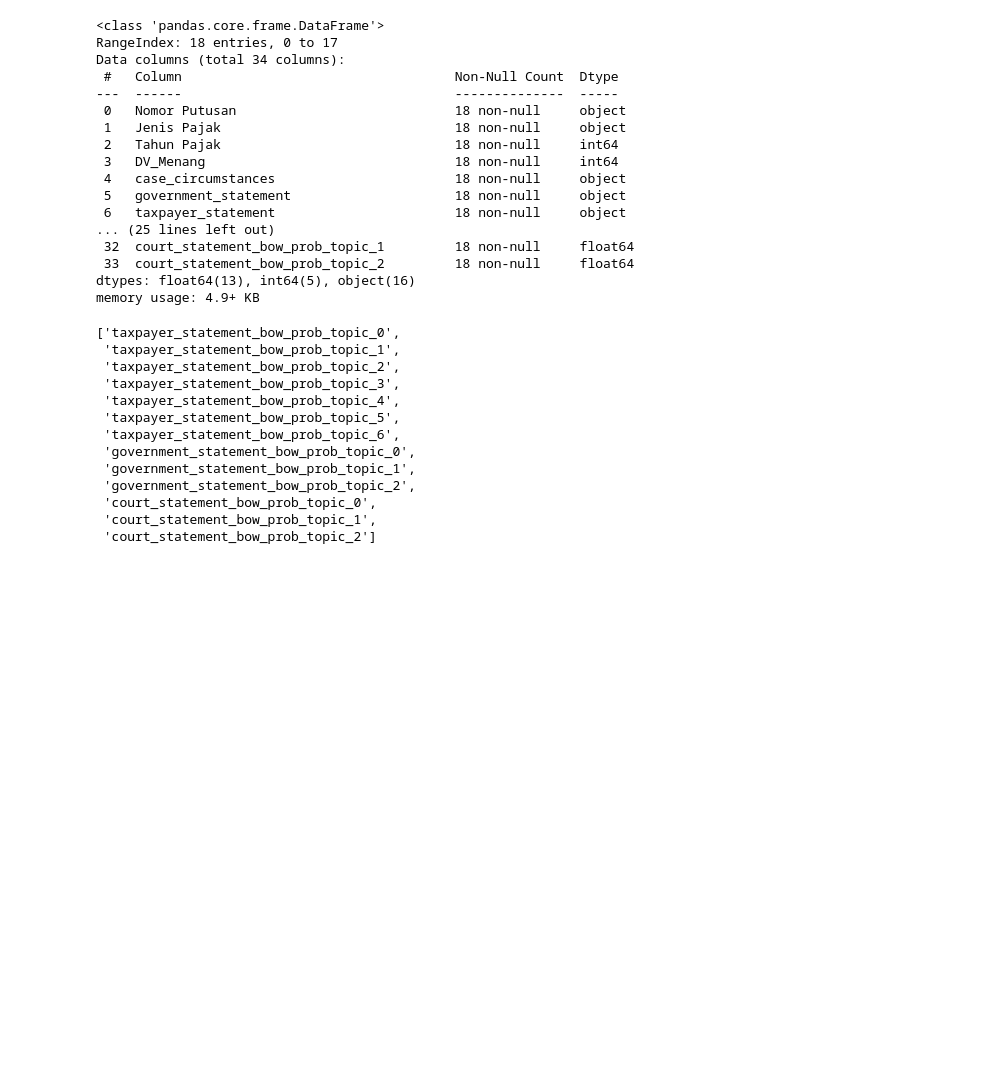
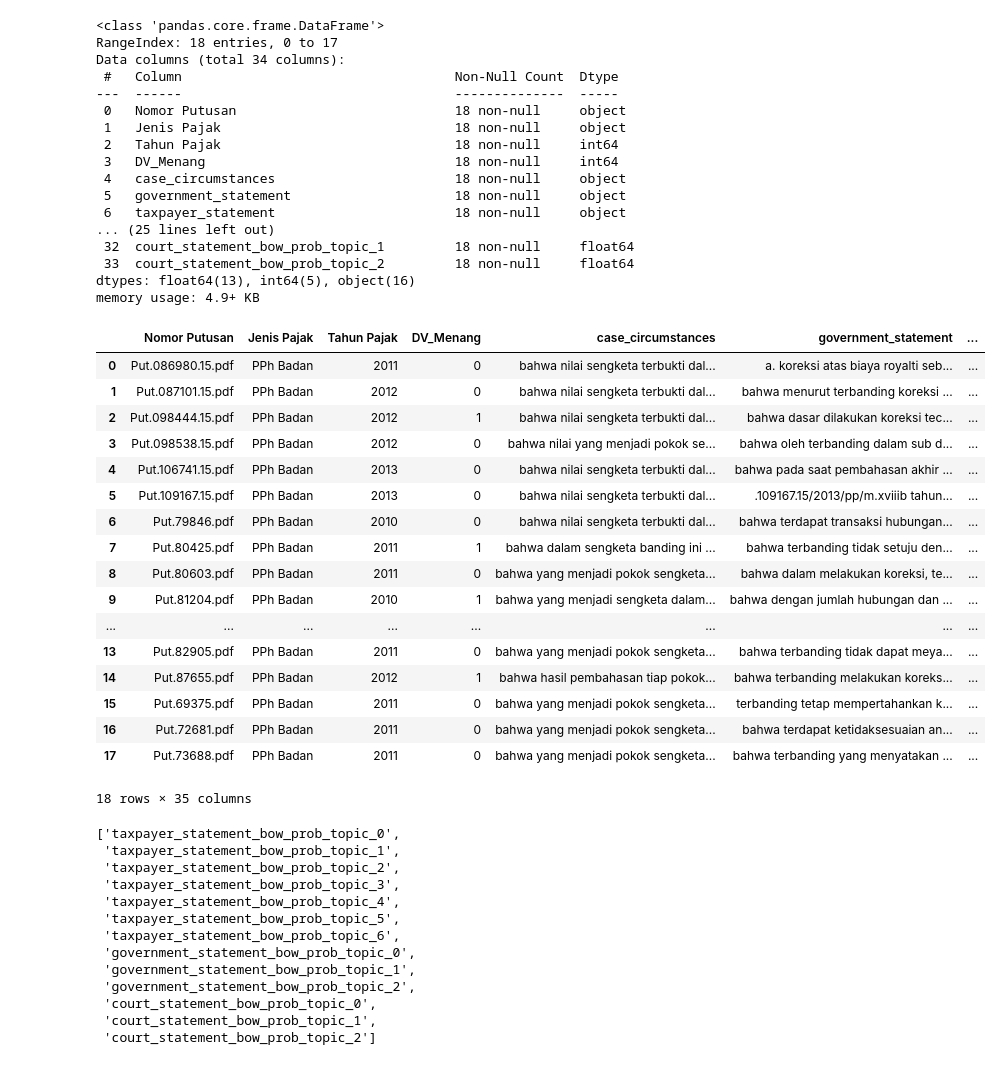
Before and after one commit to mihoku/tax-court-analytics, a Jupyter notebook: 3. Support Vector Classification/Classification_PPh_SVM.ipynb, the cells around one changed output. Cells and saved outputs as stored; diff of their text form; code cells hidden in the pictures; blank space fills up the shorter version.

```diff
--- a/3. Support Vector Classification/Classification_PPh_SVM.ipynb
+++ b/3. Support Vector Classification/Classification_PPh_SVM.ipynb
@@ -53,6 +53,28 @@ Data columns (total 34 columns):
  33  court_statement_bow_prob_topic_2         18 non-null     float64
 dtypes: float64(13), int64(5), object(16)
 memory usage: 4.9+ KB
+# %%
+df['target'] = np.where(df['DV_Menang']==0,-1,1)
+df
+# %% [output]
+|  | Nomor Putusan | Jenis Pajak | Tahun Pajak | DV_Menang | case_circumstances | government_statement | ... |
+| 0 | Put.086980.15.pdf | PPh Badan | 2011 | 0 | bahwa nilai sengketa terbukti dal... | a. koreksi atas biaya royalti seb... | ... |
+| 1 | Put.087101.15.pdf | PPh Badan | 2012 | 0 | bahwa nilai sengketa terbukti dal... | bahwa menurut terbanding koreksi ... | ... |
+| 2 | Put.098444.15.pdf | PPh Badan | 2012 | 1 | bahwa nilai sengketa terbukti dal... | bahwa dasar dilakukan koreksi tec... | ... |
+| 3 | Put.098538.15.pdf | PPh Badan | 2012 | 0 | bahwa nilai yang menjadi pokok se... | bahwa oleh terbanding dalam sub d... | ... |
+| 4 | Put.106741.15.pdf | PPh Badan | 2013 | 0 | bahwa nilai sengketa terbukti dal... | bahwa pada saat pembahasan akhir ... | ... |
+| 5 | Put.109167.15.pdf | PPh Badan | 2013 | 0 | bahwa nilai sengketa terbukti dal... | .109167.15/2013/pp/m.xviiib tahun... | ... |
+| 6 | Put.79846.pdf | PPh Badan | 2010 | 0 | bahwa nilai sengketa terbukti dal... | bahwa terdapat transaksi hubungan... | ... |
+| 7 | Put.80425.pdf | PPh Badan | 2011 | 1 | bahwa dalam sengketa banding ini ... | bahwa terbanding tidak setuju den... | ... |
+| 8 | Put.80603.pdf | PPh Badan | 2011 | 0 | bahwa yang menjadi pokok sengketa... | bahwa dalam melakukan koreksi, te... | ... |
+| 9 | Put.81204.pdf | PPh Badan | 2010 | 1 | bahwa yang menjadi sengketa dalam... | bahwa dengan jumlah hubungan dan ... | ... |
+| ... | ... | ... | ... | ... | ... | ... | ... |
+| 13 | Put.82905.pdf | PPh Badan | 2011 | 0 | bahwa yang menjadi pokok sengketa... | bahwa terbanding tidak dapat meya... | ... |
+| 14 | Put.87655.pdf | PPh Badan | 2012 | 1 | bahwa hasil pembahasan tiap pokok... | bahwa terbanding melakukan koreks... | ... |
+| 15 | Put.69375.pdf | PPh Badan | 2011 | 0 | bahwa yang menjadi pokok sengketa... | terbanding tetap mempertahankan k... | ... |
+| 16 | Put.72681.pdf | PPh Badan | 2011 | 0 | bahwa yang menjadi pokok sengketa... | bahwa terdapat ketidaksesuaian an... | ... |
+| 17 | Put.73688.pdf | PPh Badan | 2011 | 0 | bahwa yang menjadi pokok sengketa... | bahwa terbanding yang menyatakan ... | ... |
+18 rows × 35 columns
 # %%
 features = list(df.columns[df.columns.str.contains("_prob_topic_")])
 features
```
Also changed, not shown: parts of 4 cells of this notebook, 11 other files.
